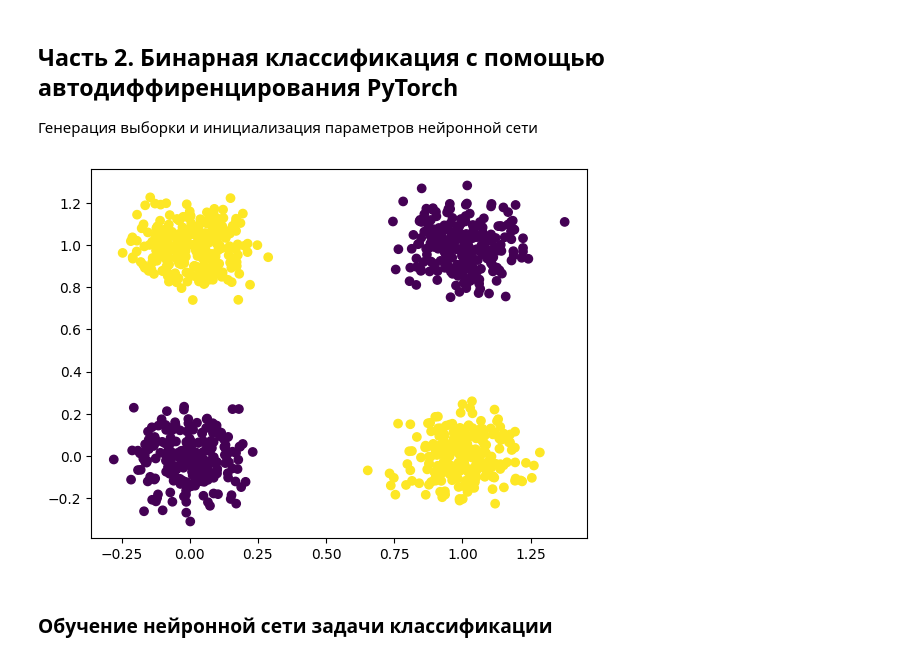
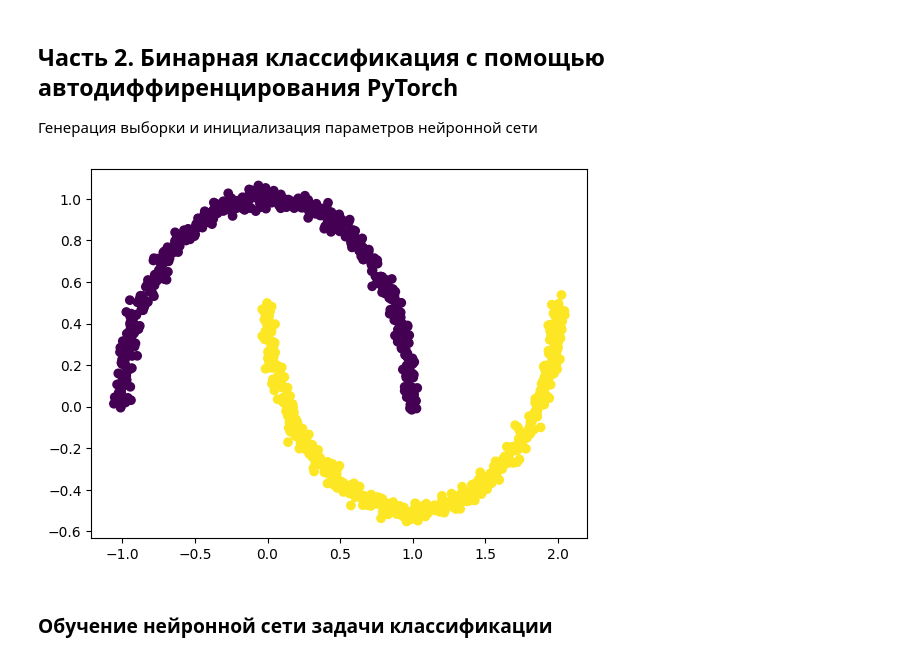
Before and after one commit to DeadlySquad13/t5-2-Neuroscience__Labs, a Jupyter notebook: src/lab1/main.ipynb, the cells around one changed output. Drawn from its saved outputs; the diff is of its cells as text; code cells hidden in the pictures.

```diff
--- a/src/lab1/main.ipynb
+++ b/src/lab1/main.ipynb
@@ -115,26 +151,44 @@ print(cur_loss.numpy().mean())
 ## Часть 2. Бинарная классификация с помощью автодиффиренцирования PyTorch
 Генерация выборки и инициализация параметров нейронной сети
 # %%
-X = np.random.randint(2, size=(1000, 2))
+from sklearn.datasets import make_circles, make_moons  # noqa
 
-y = (X[:, 0] + X[:, 1]) % 2  # XOR
-X = X + np.random.normal(0, scale=0.1, size=X.shape)
+# Данные, которые стараемся классифицировать:
+# Исходная функция:
+# X = np.random.randint(2, size=(1000, 2))
+# y = (X[:, 0] + X[:, 1]) % 2  # XOR
+# X = X + np.random.normal(0, scale=0.1, size=X.shape)
+
+# Кольца, вложенные друг в друга.
 # X, y = make_circles(n_samples=1000, noise=0.025)
-# X, y = make_moons(n_samples=1000, noise=0.025)
+
+# Вложенные друг в друга месяцы.
+X, y = make_moons(n_samples=1000, noise=0.025)
+
 plt.scatter(X[:, 0], X[:, 1], c=y)
 ####################################################
-tensor_X = torch.Tensor(X.reshape(-1, 2))
-tensor_y = torch.Tensor(y.reshape(-1, 1))
+tensor_X = np_to_tensor(X, size=2)
+tensor_y = np_to_tensor(y)
 
-HIDDEN_SIZE = 16
+HIDDEN_SIZE = 48
+
+
 # Инициализация весов MLP с одним скрытым слоём
-weights_1 = ((torch.rand(2, HIDDEN_SIZE)-.5)/10).detach().requires_grad_(True)
-bias_1 = torch.zeros(HIDDEN_SIZE, requires_grad=True)
+def init_neural_network(hidden_size=HIDDEN_SIZE):
+    weights1 = ((torch.rand(2, hidden_size) - 0.5) / 10).detach().requires_grad_(True)
+    bias1 = torch.zeros(hidden_size, requires_grad=True)
 
-weights_2 = ((torch.rand(HIDDEN_SIZE, 1)-.5)/10).detach().requires_grad_(True)
-bias_2 = torch.zeros(1, requires_grad=True)
+    weights2 = ((torch.rand(hidden_size, 1) - 0.5) / 10).detach().requires_grad_(True)
+    bias2 = torch.zeros(1, requires_grad=True)
+
+    return {"weights1": weights1, "bias1": bias1, "weights2": weights2, "bias2": bias2}
+
+
+weights1, bias1, weights2, bias2 = itemgetter("weights1", "bias1", "weights2", "bias2")(
+    init_neural_network()
+)
 # %% [output]
-[figure, old version]
+[figure, new version]
 # %% [markdown]
 ### Обучение нейронной сети задачи классификации
 # %%
```
Also changed, not shown: parts of 14 cells of this notebook, 1 other file.
